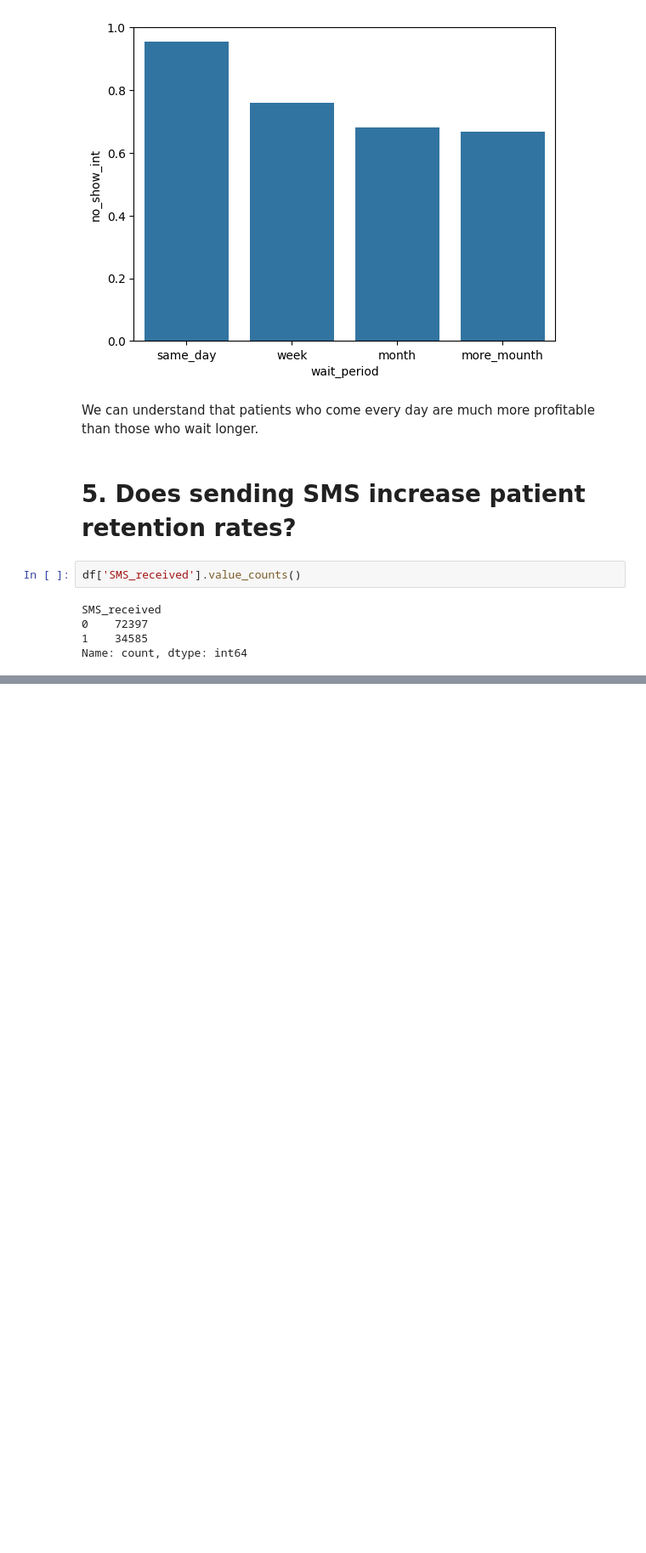
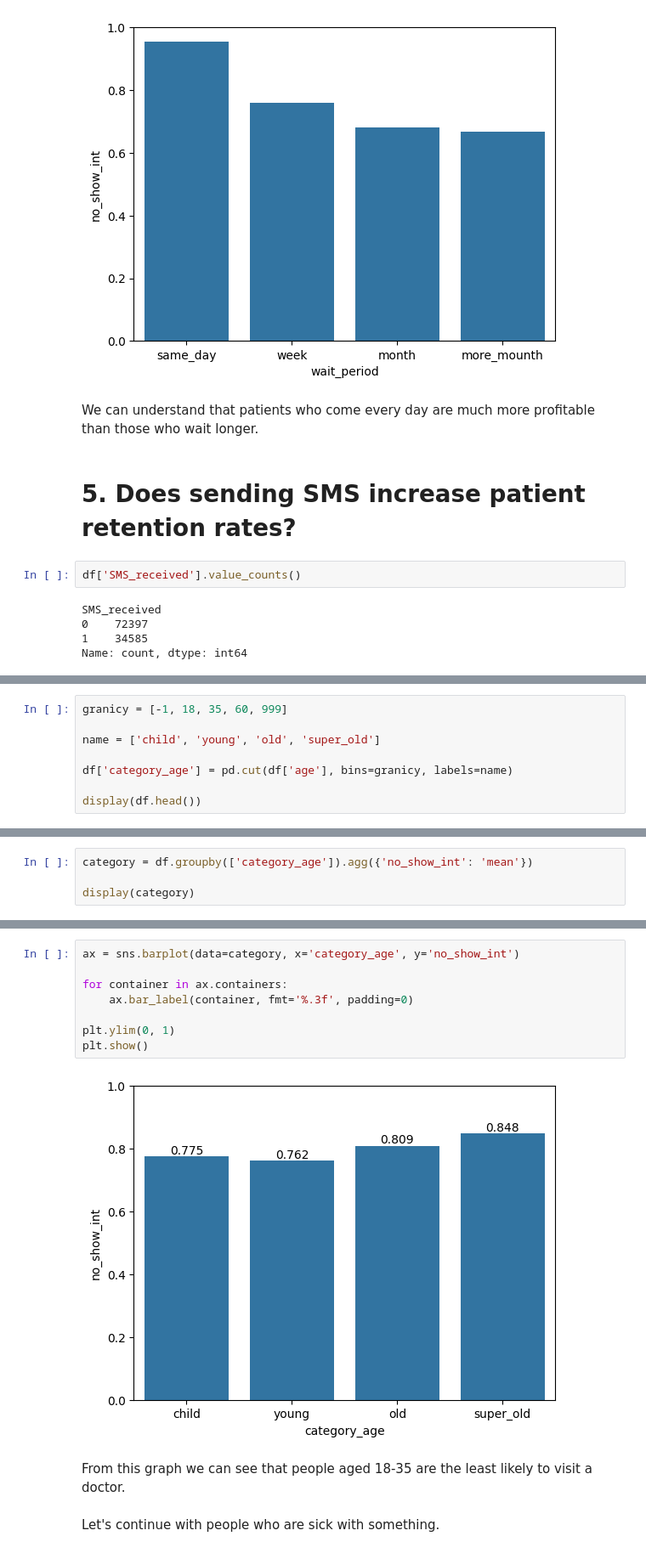
Before and after one commit to m4rkellkka/clinic-retention-analysis, a Jupyter notebook: 1.ipynb, the cells around one changed output, grey strips where cells are left out. Shown at 85% size. Saved outputs shown, nothing was run; the diff lists cells and outputs as text; blank space fills up the shorter version.

```diff
--- a/1.ipynb
+++ b/1.ipynb
@@ -265,0 +305,8 @@ TypeError: 'method' object is not subscriptable
+# %%
+granicy = [-1, 18, 35, 60, 999]
+
+name = ['child', 'young', 'old', 'super_old']
+
+df['category_age'] = pd.cut(df['age'], bins=granicy, labels=name)
+
+display(df.head())
@@ -265,0 +320,4 @@ TypeError: 'method' object is not subscriptable
+# %%
+category = df.groupby(['category_age']).agg({'no_show_int': 'mean'})
+
+display(category)
@@ -265,0 +331,14 @@ TypeError: 'method' object is not subscriptable
+# %%
+ax = sns.barplot(data=category, x='category_age', y='no_show_int')
+
+for container in ax.containers:
+    ax.bar_label(container, fmt='%.3f', padding=0)
+
+plt.ylim(0, 1)
+plt.show()
+# %% [output]
+[figure, added]
+# %% [markdown]
+From this graph we can see that people aged 18-35 are the least likely to visit a doctor.
+# %% [markdown]
+Let's continue with people who are sick with something.
```
Also changed, not shown: parts of 16 cells of this notebook.
